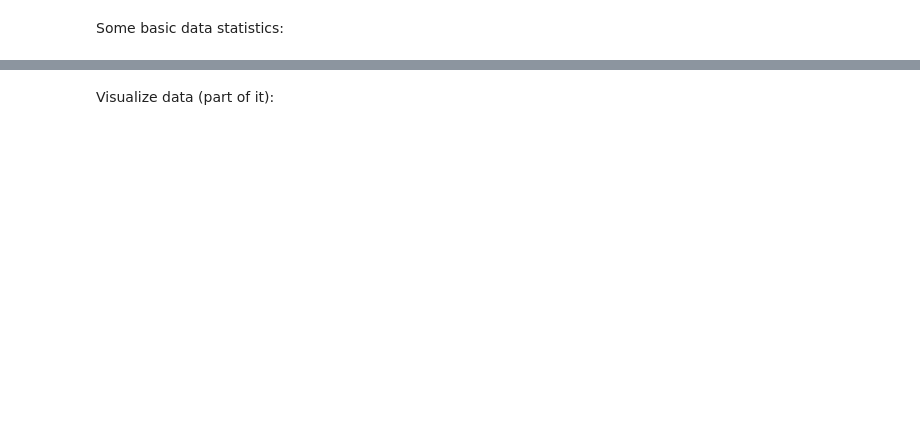
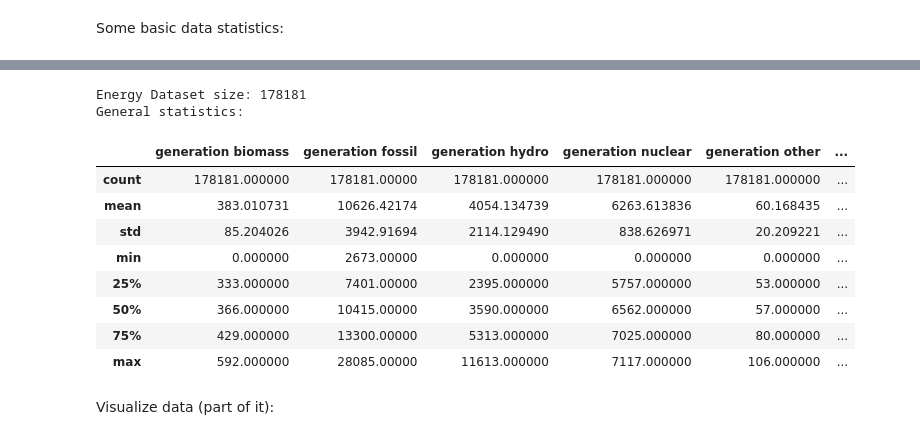
Before and after one commit to wdmdev/42186-MBML-Project, a Jupyter notebook: notebook_william.ipynb, the cells around one changed output, grey strips where cells are left out. Cells and saved outputs as stored; diff of their text form; code cells hidden in the pictures; blank space fills up the shorter version.

```diff
--- a/notebook_william.ipynb
+++ b/notebook_william.ipynb
@@ -48,2 +112,18 @@ df.describe()
+# %%
+print("Energy Dataset size:", len(X_E))
+print("General statistics:")
+X_E.describe()
+# %% [output]
+Energy Dataset size: 178181
+General statistics:
+|  | generation biomass | generation fossil | generation hydro | generation nuclear | generation other | ... |
+| count | 178181.000000 | 178181.00000 | 178181.000000 | 178181.000000 | 178181.000000 | ... |
+| mean | 383.010731 | 10626.42174 | 4054.134739 | 6263.613836 | 60.168435 | ... |
+| std | 85.204026 | 3942.91694 | 2114.129490 | 838.626971 | 20.209221 | ... |
+| min | 0.000000 | 2673.00000 | 0.000000 | 0.000000 | 0.000000 | ... |
+| 25% | 333.000000 | 7401.00000 | 2395.000000 | 5757.000000 | 53.000000 | ... |
+| 50% | 366.000000 | 10415.00000 | 3590.000000 | 6562.000000 | 57.000000 | ... |
+| 75% | 429.000000 | 13300.00000 | 5313.000000 | 7025.000000 | 80.000000 | ... |
+| max | 592.000000 | 28085.00000 | 11613.000000 | 7117.000000 | 106.000000 | ... |
 # %% [markdown]
 Visualize data (part of it):
```
Also changed, not shown: parts of 14 cells of this notebook.
